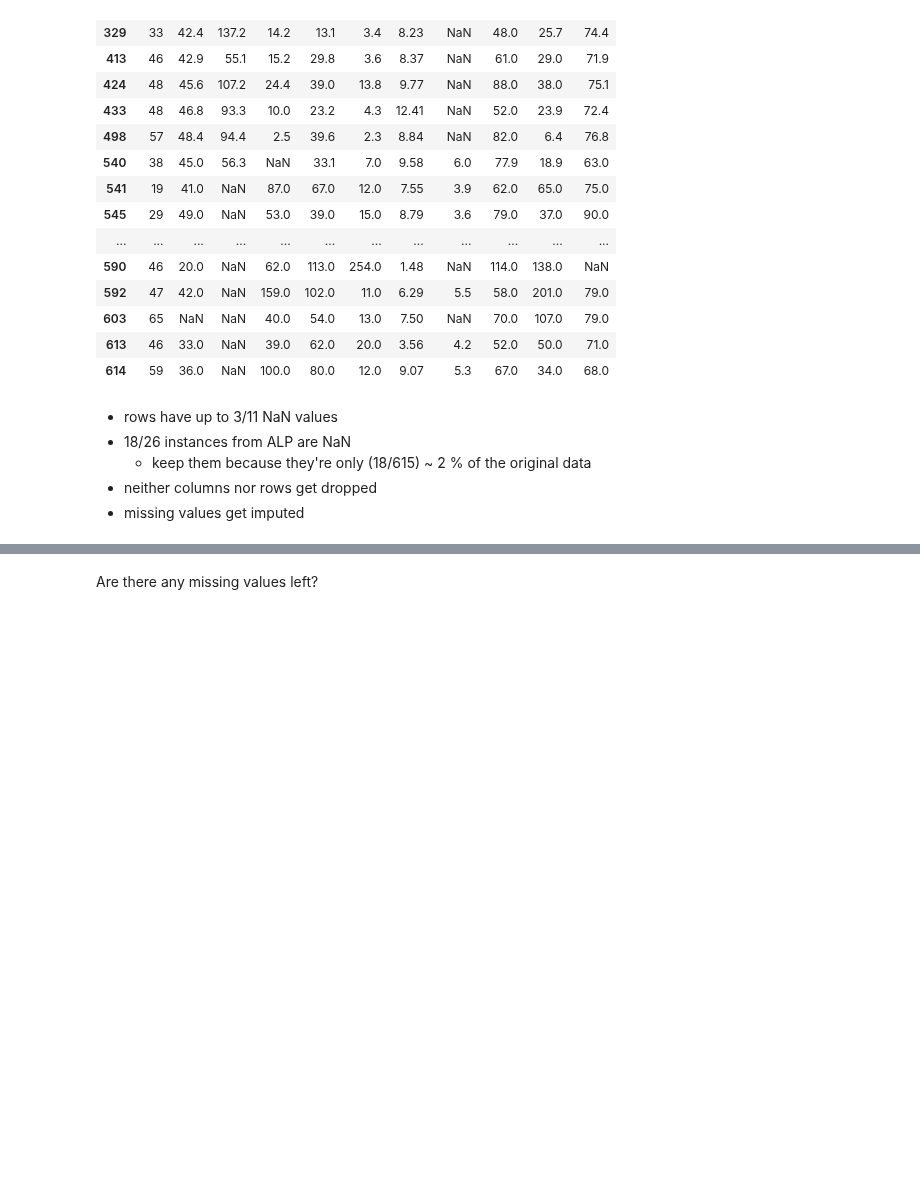
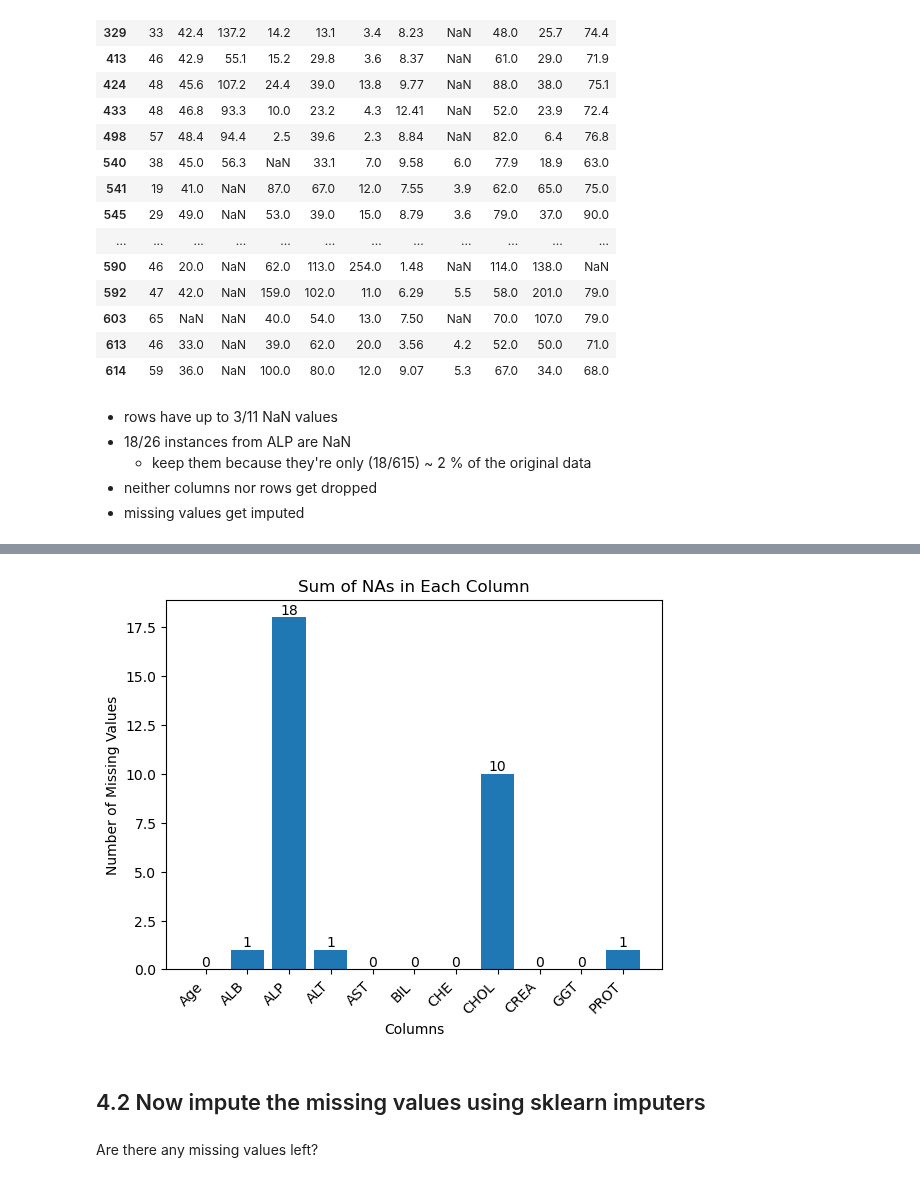
Before and after one commit to MarcoAigner/Machine-Learning-Practical, a Jupyter notebook: project_3/phase_2.ipynb, the cells around one changed output, grey strips where cells are left out. Cells and saved outputs as stored; diff of their text form; code cells hidden in the pictures; blank space fills up the shorter version.

Commit message:
plot for nan values

```diff
--- a/project_3/phase_2.ipynb
+++ b/project_3/phase_2.ipynb
@@ -113,0 +124,5 @@ idx_na_rows = na_rows.index
+# %%
+df_nas = df.isna()
+df_nas_sum = df.nas.sum()
+print("Sum of NAs in data:")
+print(df_nas_sum)
@@ -114,3 +143,22 @@ idx_na_rows = na_rows.index
+# %%
+# Plotting the bar chart
+fig, ax = plt.subplots()
+bars = plt.bar(df_nas_sum.index, df_nas_sum)
+plt.xlabel('Columns')
+plt.ylabel('Number of Missing Values')
+plt.title('Sum of NAs in Each Column')
+plt.xticks(rotation=45, ha='right')  # Rotating x-axis labels for better visibility
+
+# Adding counts on top of each bar
+for bar in bars:
+    yval = bar.get_height()
+    plt.text(bar.get_x() + bar.get_width()/2, yval, round(yval, 2), ha='center', va='bottom', color='black')
+
+plt.show()
+# %% [output]
+[figure, added]
+# %% [markdown]
+## 4.2 Now impute the missing values using sklearn imputers
 # %%
 from sklearn.impute import KNNImputer
 
```
Also changed, not shown: parts of 14 cells of this notebook.
